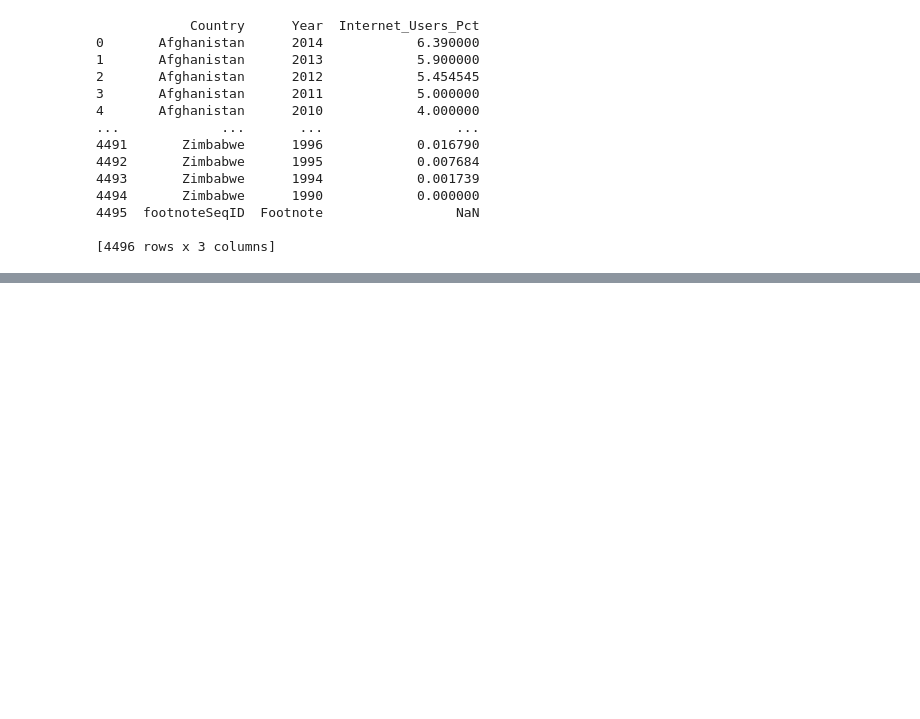
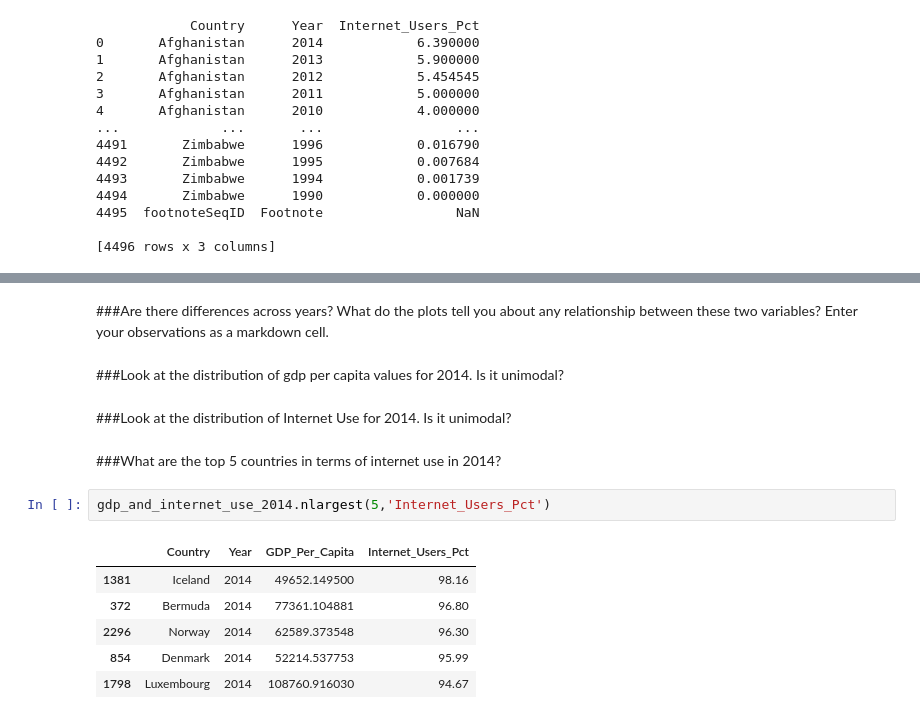
Before and after one commit to igoike/gdp-and-internet-usage-igoike, a Jupyter notebook: notebook/gdp_and_internet_usage.ipynb, the cells around one changed output, grey strips where cells are left out. Drawn from its saved outputs; the diff is of its cells as text; blank space fills up the shorter version.

```diff
--- a/notebook/gdp_and_internet_usage.ipynb
+++ b/notebook/gdp_and_internet_usage.ipynb
@@ -210,0 +405,17 @@ print(internet_df)
+# %% [markdown]
+###Are there differences across years? What do the plots tell you about any relationship between these two variables? Enter your observations as a markdown cell.
+# %% [markdown]
+###Look at the distribution of gdp per capita values for 2014. Is it unimodal?
+# %% [markdown]
+###Look at the distribution of Internet Use for 2014. Is it unimodal?
+# %% [markdown]
+###What are the top 5 countries in terms of internet use in 2014?
+# %%
+gdp_and_internet_use_2014.nlargest(5,'Internet_Users_Pct')
+# %% [output]
+|  | Country | Year | GDP_Per_Capita | Internet_Users_Pct |
+| 1381 | Iceland | 2014 | 49652.149500 | 98.16 |
+| 372 | Bermuda | 2014 | 77361.104881 | 96.80 |
+| 2296 | Norway | 2014 | 62589.373548 | 96.30 |
+| 854 | Denmark | 2014 | 52214.537753 | 95.99 |
+| 1798 | Luxembourg | 2014 | 108760.916030 | 94.67 |
```
Also changed, not shown: parts of 38 cells of this notebook.
